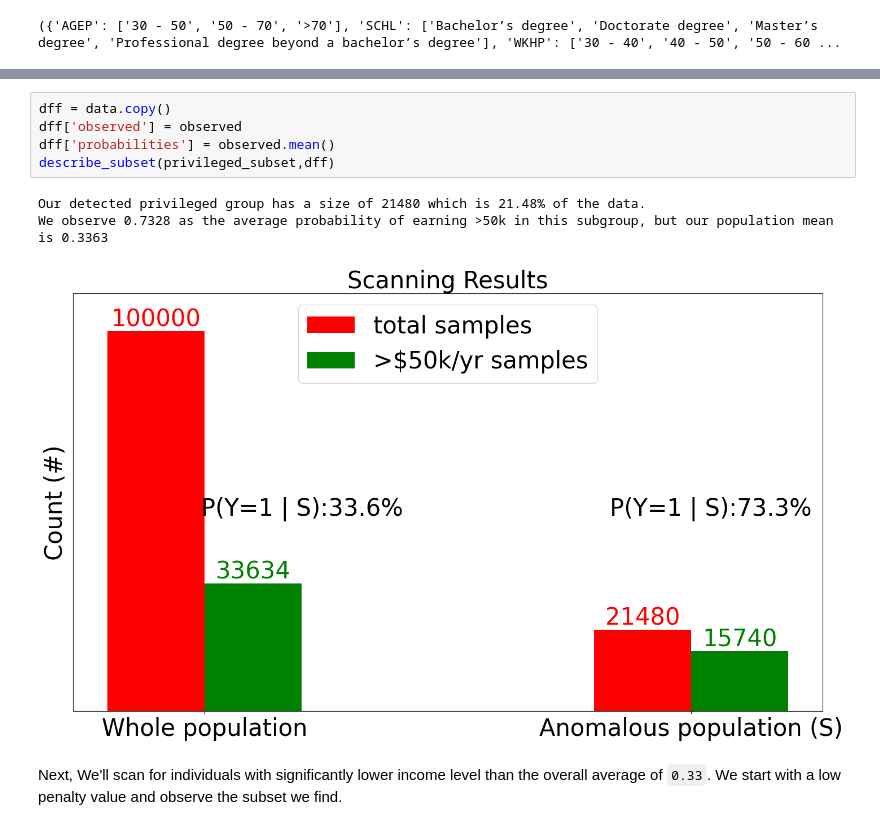
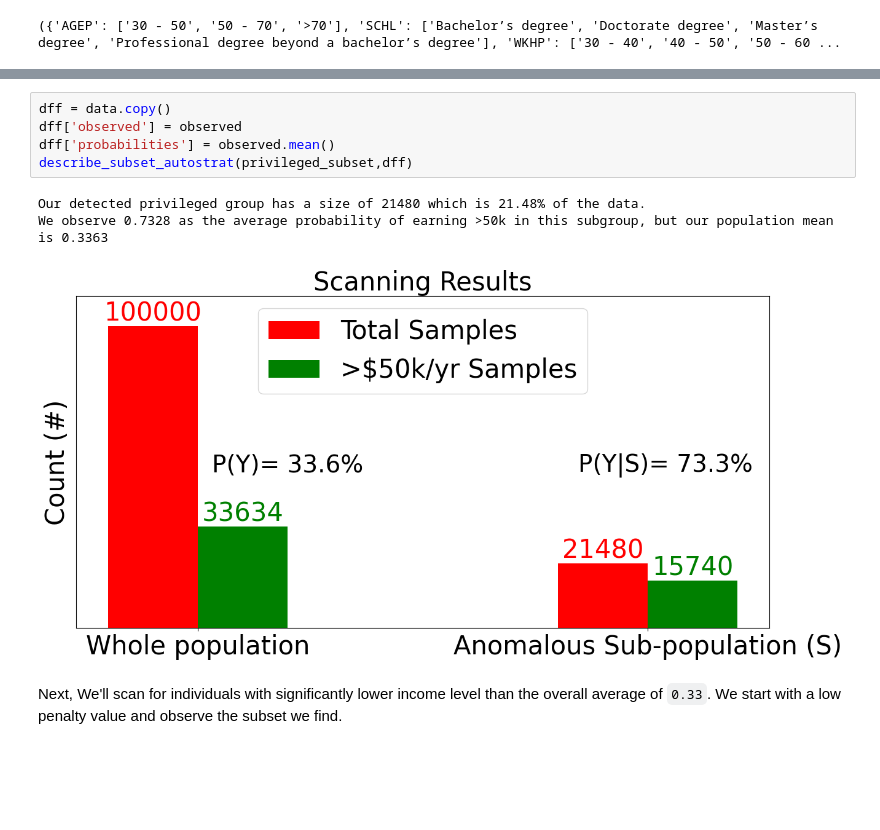
Before and after one commit to tanya-akumu2/folktables_scan, a Jupyter notebook: folktables_scan.ipynb, the cells around one changed output, grey strips where cells are left out. Cells and saved outputs as stored; diff of their text form; blank space fills up the shorter version.

```diff
--- a/folktables_scan.ipynb
+++ b/folktables_scan.ipynb
@@ -133,12 +136,12 @@ def visualize_subset(data,subset):
 # %%
 dff = data.copy()
 dff['observed'] = observed
 dff['probabilities'] = observed.mean()
-describe_subset(privileged_subset,dff)
+describe_subset_autostrat(privileged_subset,dff)
 # %% [output]
 Our detected privileged group has a size of 21480 which is 21.48% of the data.
 We observe 0.7328 as the average probability of earning >50k in this subgroup, but our population mean is 0.3363
-[figure, old version]
+[figure, new version]
 # %% [markdown]
 Next, We'll scan for individuals with significantly lower income level than the overall average of `0.33`. We start with a low penalty value and observe the subset we find.
 # %%
```
Also changed, not shown: parts of 17 cells of this notebook.
